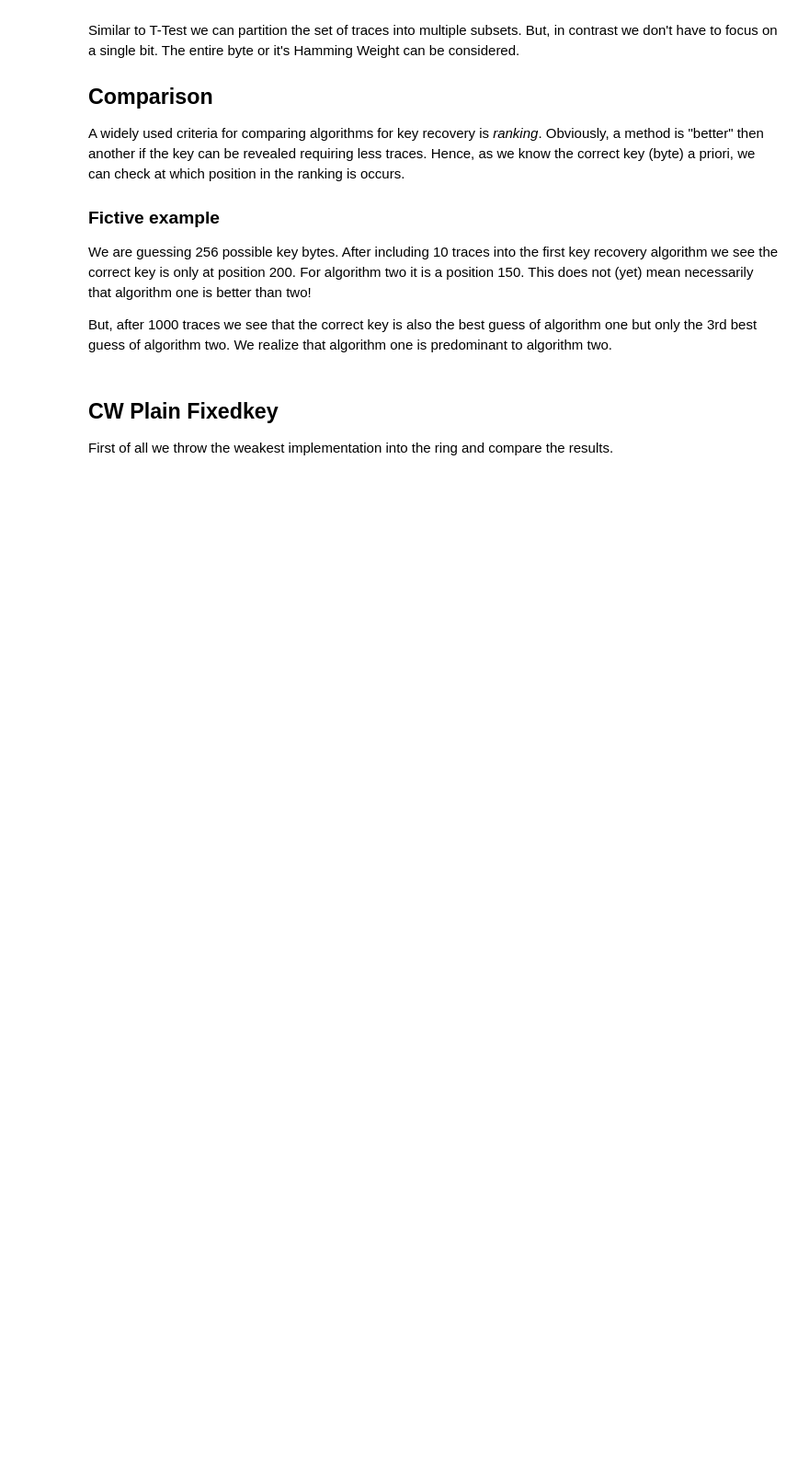
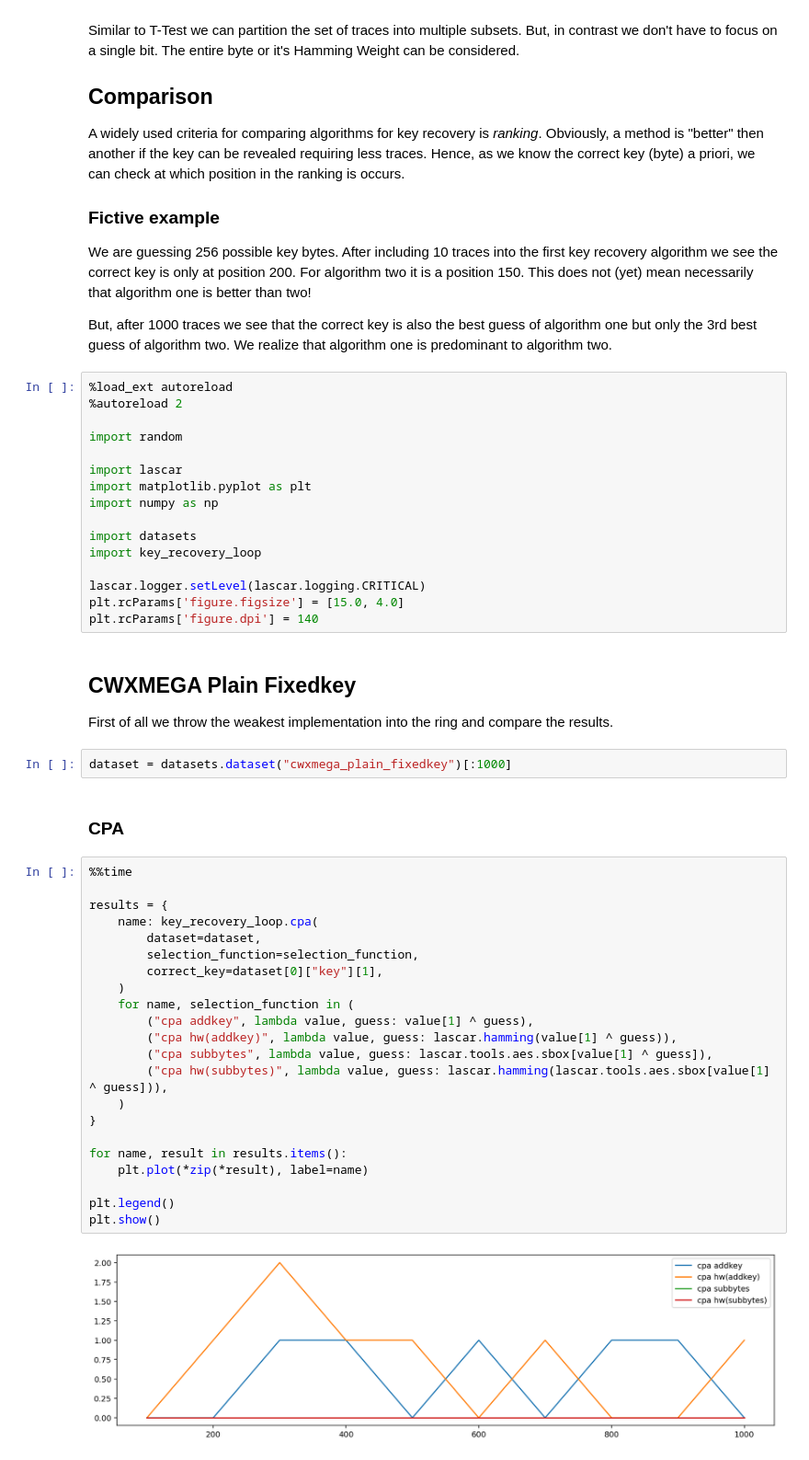
Before and after one commit to hackenbergstefan/securec-sidechannel-study, a Jupyter notebook: analyze/3_key_recovery_loop.ipynb, the cells around one changed output. Shown: that part at 92% size. Cells and saved outputs as stored; diff of their text form; blank space fills up the shorter version.

Commit message:
Add notebook about key recovery

```diff
--- a/analyze/3_key_recovery_loop.ipynb
+++ b/analyze/3_key_recovery_loop.ipynb
@@ -70,7 +70,51 @@ This does not (yet) mean necessarily that algorithm one is better than two!
 
 But, after 1000 traces we see that the correct key is also the best guess of algorithm one but only the 3rd best guess of algorithm two.
 We realize that algorithm one is predominant to algorithm two.
+# %%
+%load_ext autoreload
+%autoreload 2
+
+import random
+
+import lascar
+import matplotlib.pyplot as plt
+import numpy as np
+
+import datasets
+import key_recovery_loop
+
+lascar.logger.setLevel(lascar.logging.CRITICAL)
+plt.rcParams['figure.figsize'] = [15.0, 4.0]
+plt.rcParams['figure.dpi'] = 140
 # %% [markdown]
-## CW Plain Fixedkey
+## CWXMEGA Plain Fixedkey
 
 First of all we throw the weakest implementation into the ring and compare the results.
+# %%
+dataset = datasets.dataset("cwxmega_plain_fixedkey")[:1000]
+# %% [markdown]
+### CPA
+# %%
+%%time
+
+results = {
+    name: key_recovery_loop.cpa(
+        dataset=dataset,
+        selection_function=selection_function,
+        correct_key=dataset[0]["key"][1],
+    )
+    for name, selection_function in (
+        ("cpa addkey", lambda value, guess: value[1] ^ guess),
+        ("cpa hw(addkey)", lambda value, guess: lascar.hamming(value[1] ^ guess)),
+        ("cpa subbytes", lambda value, guess: lascar.tools.aes.sbox[value[1] ^ guess]),
+        ("cpa hw(subbytes)", lambda value, guess: lascar.hamming(lascar.tools.aes.sbox[value[1] ^ guess])),
+    )
+}
+
+for name, result in results.items():
+    plt.plot(*zip(*result), label=name)
+
+plt.legend()
+plt.show()
+# %% [output]
+[figure, added]
```
Also changed, not shown: parts of 20 cells of this notebook, 1 other file.
